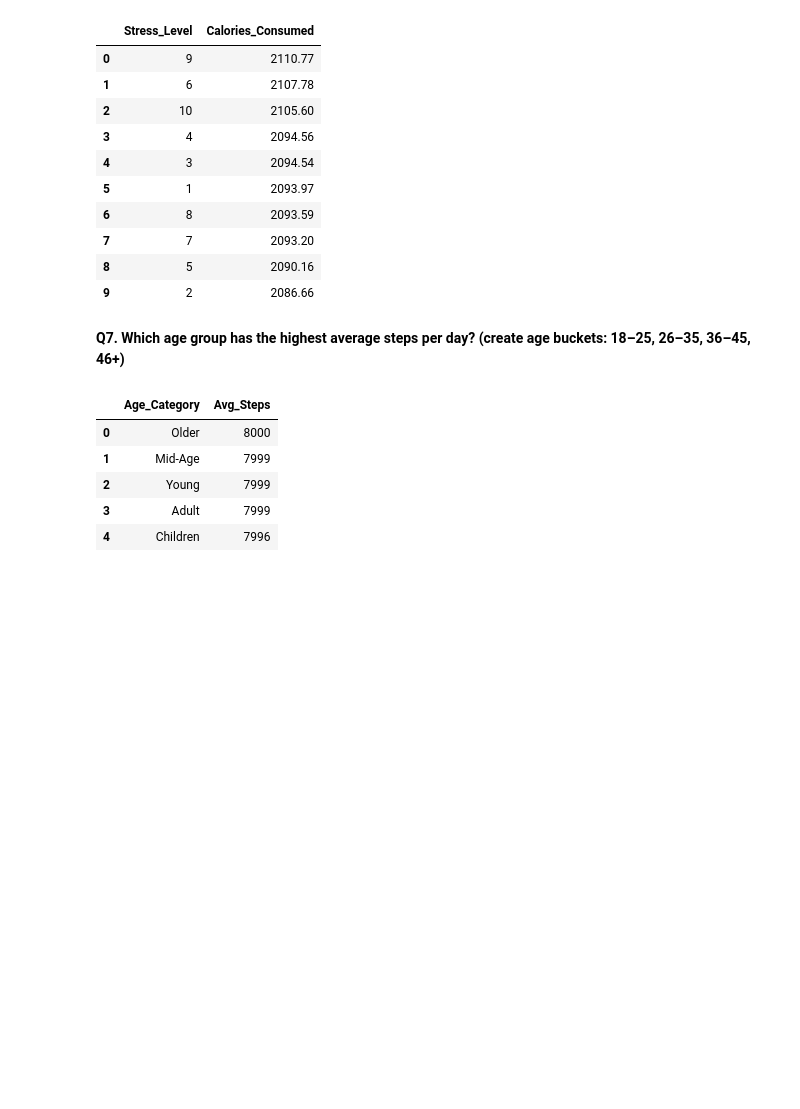
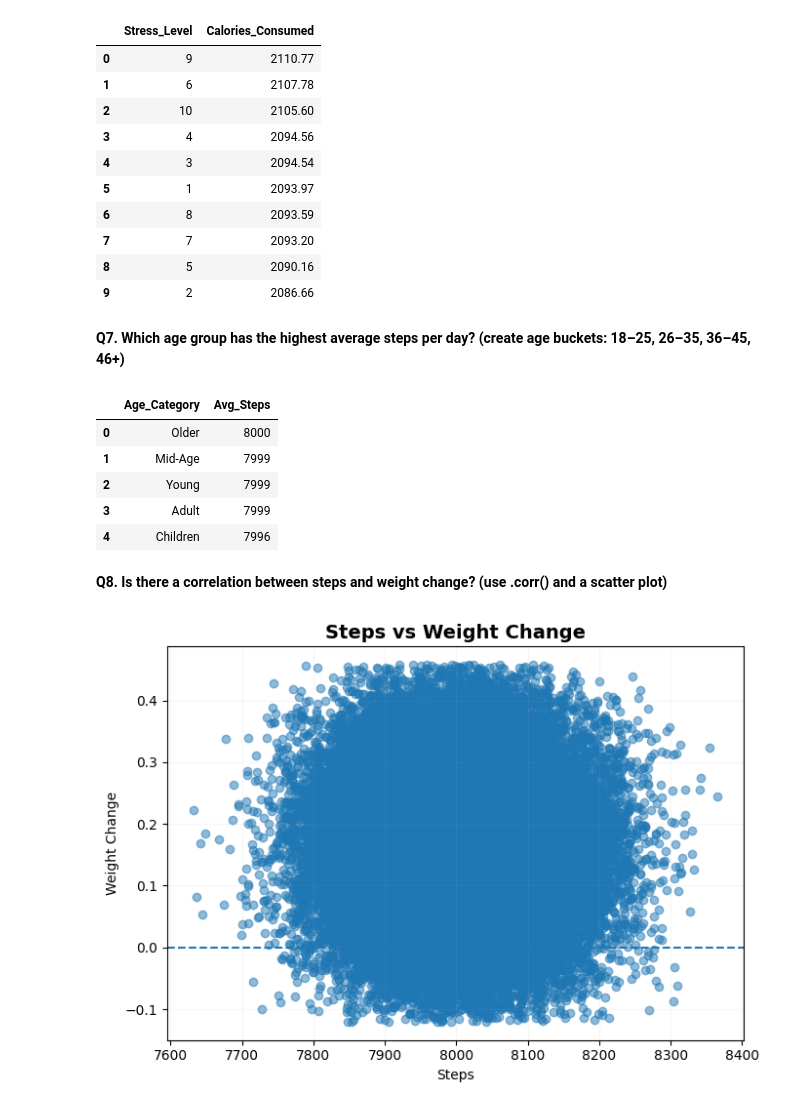
Before and after one commit to Abhaypanchal5/Data-Analytics-Portfolio, a Jupyter notebook: 04_End-To-End-Project/LifeStyle/NoteBook/LifeStyle.ipynb, the cells around one changed output. Saved outputs shown, nothing was run; the diff lists cells and outputs as text; code cells hidden in the pictures; blank space fills up the shorter version.

```diff
--- a/04_End-To-End-Project/LifeStyle/NoteBook/LifeStyle.ipynb
+++ b/04_End-To-End-Project/LifeStyle/NoteBook/LifeStyle.ipynb
@@ -319,3 +319,27 @@ df_age
 | 2 | Young | 7999 |
 | 3 | Adult | 7999 |
 | 4 | Children | 7996 |
+# %% [markdown]
+**Q8. Is there a correlation between steps and weight change? (use .corr() and a scatter plot)**
+# %%
+corr = df_copy[['Steps','Weight_Change']].corr()
+
+plt.figure(figsize=(7,5))
+
+plt.scatter(
+    df_copy['Steps'],
+    df_copy['Weight_Change'],
+    alpha=0.5
+)
+
+plt.axhline(0, linestyle='--')  # weight gain vs loss line
+
+plt.xlabel("Steps")
+plt.ylabel("Weight Change")
+plt.title("Steps vs Weight Change", fontsize=14, weight='bold')
+
+plt.grid(alpha=0.1)
+plt.tight_layout()
+plt.show()
+# %% [output]
+[figure, added]
```
